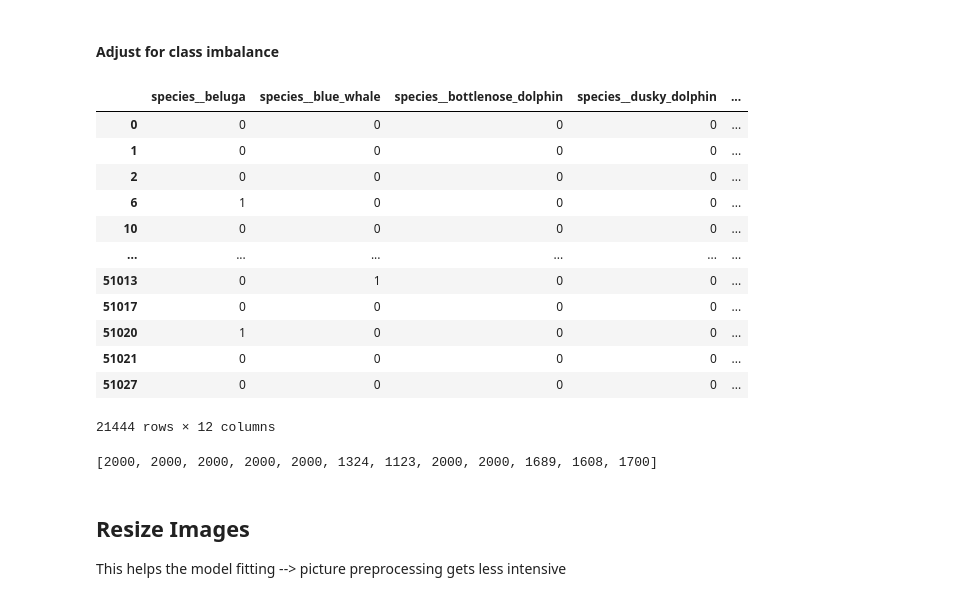
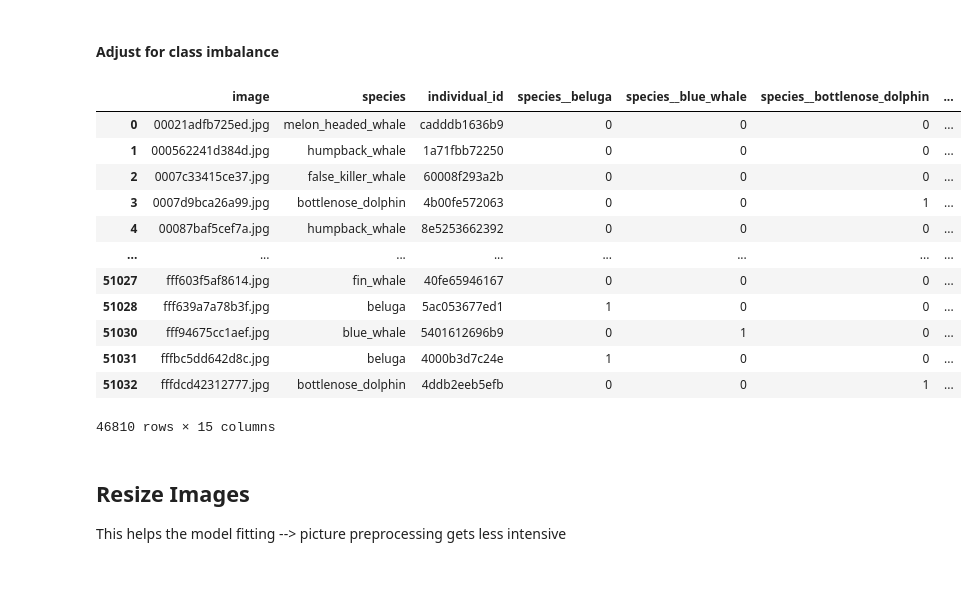
Before and after one commit to oliverweissl/MachineLearning-Project, a Jupyter notebook: input_pipeline.ipynb, the cells around one changed output. Cells and saved outputs as stored; diff of their text form; code cells hidden in the pictures.

```diff
--- a/input_pipeline.ipynb
+++ b/input_pipeline.ipynb
@@ -106,7 +106,7 @@ amount of species: 26
 #### Adjust for class imbalance
 # %%
 thresh = 1000
-max_instances = 2000
+max_instances = 20000
 
 #train_df.species = train_df.species.apply(lambda x: 'other_dolphin' if ('dolphin' in x and not "bottlenose" in x) else x)
 species_counts = train_df['species'].value_counts()
@@ -140,28 +140,27 @@ def get_id(sp):
 ##one-hot encode species
 labels = pd.get_dummies(train_df.species, prefix='species_')
 labels
+train_df = pd.concat([train_df,labels],axis = 1)
-# %% [output]
-|  | species__beluga | species__blue_whale | species__bottlenose_dolphin | species__dusky_dolphin | ... |
-| 0 | 0 | 0 | 0 | 0 | ... |
-| 1 | 0 | 0 | 0 | 0 | ... |
-| 2 | 0 | 0 | 0 | 0 | ... |
-| 6 | 1 | 0 | 0 | 0 | ... |
-| 10 | 0 | 0 | 0 | 0 | ... |
-| ... | ... | ... | ... | ... | ... |
-| 51013 | 0 | 1 | 0 | 0 | ... |
-| 51017 | 0 | 0 | 0 | 0 | ... |
-| 51020 | 1 | 0 | 0 | 0 | ... |
-| 51021 | 0 | 0 | 0 | 0 | ... |
-| 51027 | 0 | 0 | 0 | 0 | ... |
-21444 rows × 12 columns
+# %%
+train_df
+# %% [output]
+|  | image | species | individual_id | species__beluga | species__blue_whale | species__bottlenose_dolphin | ... |
+| 0 | 00021adfb725ed.jpg | melon_headed_whale | cadddb1636b9 | 0 | 0 | 0 | ... |
+| 1 | 000562241d384d.jpg | humpback_whale | 1a71fbb72250 | 0 | 0 | 0 | ... |
+| 2 | 0007c33415ce37.jpg | false_killer_whale | 60008f293a2b | 0 | 0 | 0 | ... |
+| 3 | 0007d9bca26a99.jpg | bottlenose_dolphin | 4b00fe572063 | 0 | 0 | 1 | ... |
+| 4 | 00087baf5cef7a.jpg | humpback_whale | 8e5253662392 | 0 | 0 | 0 | ... |
+| ... | ... | ... | ... | ... | ... | ... | ... |
+| 51027 | fff603f5af8614.jpg | fin_whale | 40fe65946167 | 0 | 0 | 0 | ... |
+| 51028 | fff639a7a78b3f.jpg | beluga | 5ac053677ed1 | 1 | 0 | 0 | ... |
+| 51030 | fff94675cc1aef.jpg | blue_whale | 5401612696b9 | 0 | 1 | 0 | ... |
+| 51031 | fffbc5dd642d8c.jpg | beluga | 4000b3d7c24e | 1 | 0 | 0 | ... |
+| 51032 | fffdcd42312777.jpg | bottlenose_dolphin | 4ddb2eeb5efb | 0 | 0 | 1 | ... |
+46810 rows × 15 columns
 # %%
 val_counts = []
 for sp in labels.columns:
     val_counts.append(labels[sp].value_counts()[1])
-
-print(val_counts)
-# %% [output]
-[2000, 2000, 2000, 2000, 2000, 1324, 1123, 2000, 2000, 1689, 1608, 1700]
 # %%
 AMT_CLASSES = labels.shape[1]
 # %% [markdown]
```
Also changed, not shown: parts of 9 cells of this notebook.
